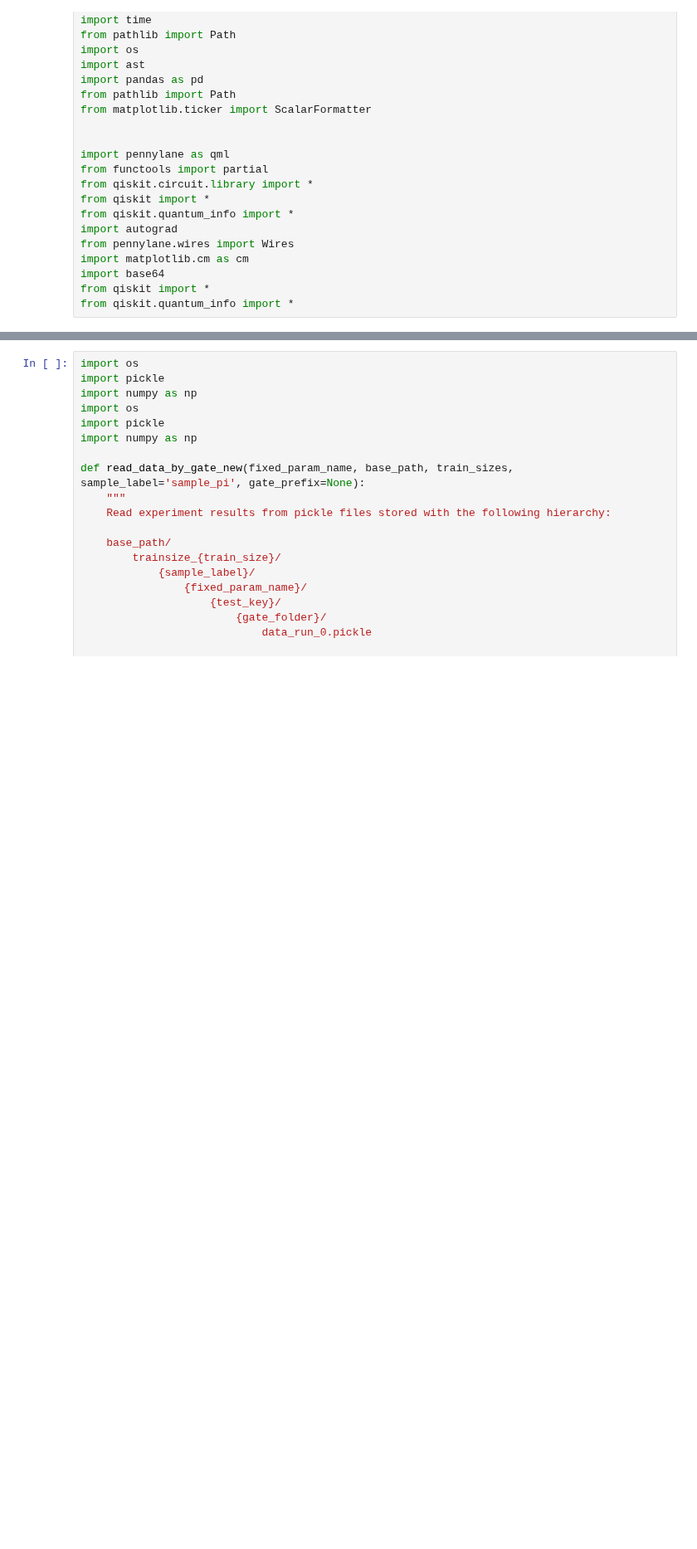
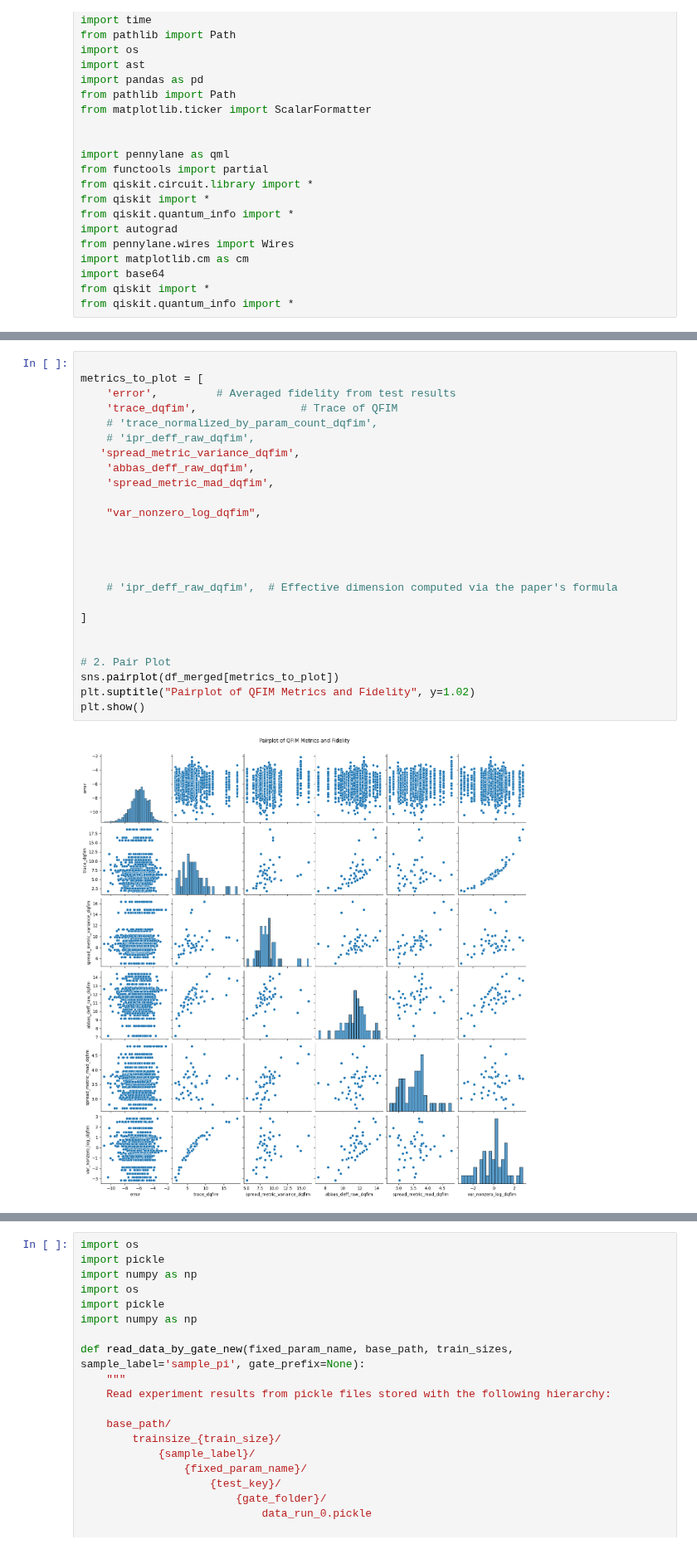
Before and after one commit to sophieblock/qrc, a Jupyter notebook: DIGITALRESULTS.ipynb, the cells around one changed output, grey strips where cells are left out. Shown at 83% size. Cells and saved outputs as stored; diff of their text form; blank space fills up the shorter version.

```diff
--- a/DIGITALRESULTS.ipynb
+++ b/DIGITALRESULTS.ipynb
@@ -531,0 +1013,27 @@ sns.lmplot(x='trace_normalized_by_rank', y='variance_nonzero_eigenvalues', data=
+# %%
+
+metrics_to_plot = [
+    'error',         # Averaged fidelity from test results
+    'trace_dqfim',                # Trace of QFIM
+    # 'trace_normalized_by_param_count_dqfim',
+    # 'ipr_deff_raw_dqfim',
+   'spread_metric_variance_dqfim',
+    'abbas_deff_raw_dqfim',
+    'spread_metric_mad_dqfim',
+
+    "var_nonzero_log_dqfim",
+
+
+
+
+    # 'ipr_deff_raw_dqfim',  # Effective dimension computed via the paper's formula
+
+]
+
+
+# 2. Pair Plot
+sns.pairplot(df_merged[metrics_to_plot])
+plt.suptitle("Pairplot of QFIM Metrics and Fidelity", y=1.02)
+plt.show()
+# %% [output]
+[figure, added]
```
Also changed, not shown: parts of 51 cells of this notebook, 2 other files.
